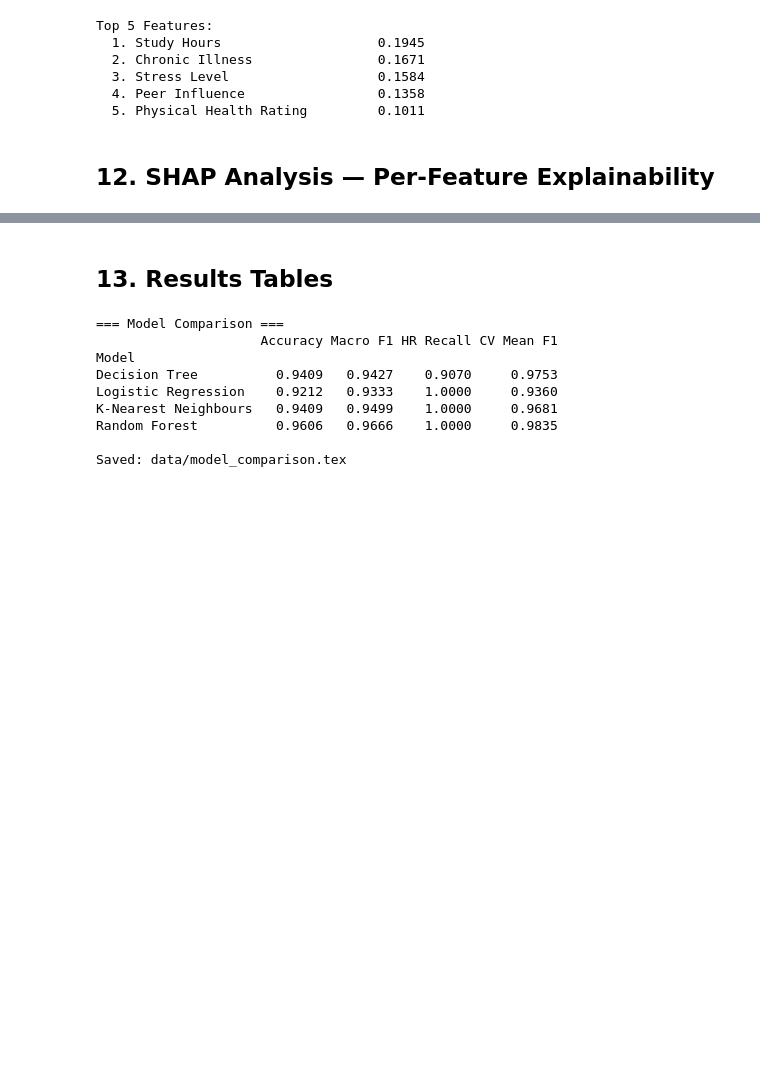
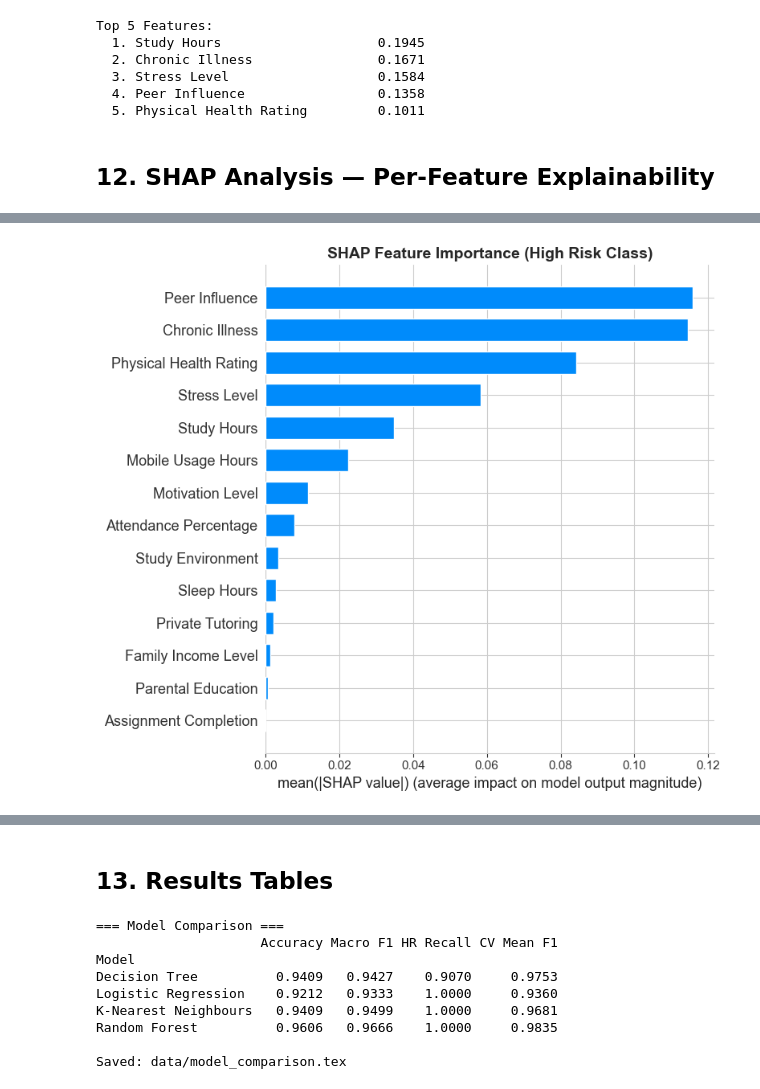
Before and after one commit to 2sudin/Academic-Risk-Predictor, a Jupyter notebook: academic_risk_model_complete.ipynb, the cells around one changed output, grey strips where cells are left out. Drawn from its saved outputs; the diff is of its cells as text; code cells hidden in the pictures; blank space fills up the shorter version.

Commit message:
fixed shap error in notebook

```diff
--- a/academic_risk_model_complete.ipynb
+++ b/academic_risk_model_complete.ipynb
@@ -795,32 +795,84 @@ Top 5 Features:
 ## 12. SHAP Analysis — Per-Feature Explainability
 # %%
 !pip install shap
+import shap
+import numpy as np
+import matplotlib.pyplot as plt
+
+try:
+    import shap
+    SHAP_AVAILABLE = True
+    print("SHAP is installed and ready.")
+except ImportError:
+    SHAP_AVAILABLE = False
+    print("SHAP is not installed.")
+
+# ===================== MAIN SHAP CODE =====================
 if SHAP_AVAILABLE:
-    print("Computing SHAP values...")
-    sample = min(200, len(X_test))
+    print("\nComputing SHAP values... This may take a moment.")
+
+    # Use a subset for speed
+    sample_size = min(200, len(X_test))
+    X_sample = X_test[:sample_size]
+
+    # Create explainer
     explainer = shap.TreeExplainer(best_rf)
-    shap_vals  = explainer.shap_values(X_test[:sample])
 
-    # Bar plot — High Risk class
+    # Compute SHAP values
+    shap_vals = explainer.shap_values(X_sample)
+
+    print(f"SHAP values computed for {sample_size} samples.")
+    print("SHAP shape:", np.array(shap_vals).shape)
+
+    # ===================== HANDLE SHAP FORMAT =====================
+    if isinstance(shap_vals, list):
+        # Old format: list of arrays [class0, class1, class2]
+        shap_class = shap_vals[2]
+    else:
+        # New format: (samples, features, classes)
+        shap_class = shap_vals[:, :, 2]
+
+    # ===================== CLEAN FEATURE NAMES =====================
+    feat_clean = [name.replace('_Raw', '').replace('_', ' ') for name in FEATURE_COLS]
+
+    # ===================== VALIDATION =====================
+    print("Selected class SHAP shape:", shap_class.shape)
+    print("X_sample shape:", X_sample.shape)
+
+    assert shap_class.shape == X_sample.shape, "❌ Shape mismatch still exists!"
+
+    # ===================== BAR PLOT =====================
     plt.figure(figsize=(11, 7))
-    shap.summary_plot(shap_vals[2], X_test[:sample],
-                      feature_names=feat_clean, plot_type='bar', show=False)
-    plt.title('SHAP — Feature Importance (High Risk Class)', fontweight='bold')
+    shap.summary_plot(
+        shap_class,
+        X_sample,
+        feature_names=feat_clean,
+        plot_type="bar",
+        show=False
+    )
+    plt.title('SHAP Feature Importance (High Risk Class)', fontweight='bold', fontsize=14)
     plt.tight_layout()
     plt.savefig('data/shap_highRisk_bar.png', dpi=150, bbox_inches='tight')
     plt.show()
 
-    # Beeswarm — High Risk
-    plt.figure(figsize=(11, 7))
-    shap.summary_plot(shap_vals[2], X_test[:sample],
-                      feature_names=feat_clean, show=False)
-    plt.title('SHAP Beeswarm — High Risk Class', fontweight='bold')
+    # ===================== BEESWARM PLOT =====================
+    plt.figure(figsize=(11, 8))
+    shap.summary_plot(
+        shap_class,
+        X_sample,
+        feature_names=feat_clean,
+        show=False
+    )
+    plt.title('SHAP Beeswarm Plot (High Risk Class)', fontweight='bold', fontsize=14)
     plt.tight_layout()
-    plt.savefig('data/shap_beeswarm.png', dpi=150, bbox_inches='tight')
+    plt.savefig('data/shap_beeswarm_highRisk.png', dpi=150, bbox_inches='tight')
     plt.show()
-    print("SHAP complete.")
+    print("SHAP plots saved successfully!")
+
 else:
-    print("Install SHAP: pip install shap  then restart kernel and re-run.")
+    print("SHAP is not installed.")
+    print("Run this command in a new cell:")
+    print("   !pip install shap")
 # %% [output]
 Defaulting to user installation because normal site-packages is not writeable
 Requirement already satisfied: shap in c:\users\dell\appdata\roaming\python\python313\site-packages (0.51.0)
@@ -841,0 +894 @@ Computing SHAP values...
+[figure, added]
```
Also changed, not shown: parts of 1 cell of this notebook.
